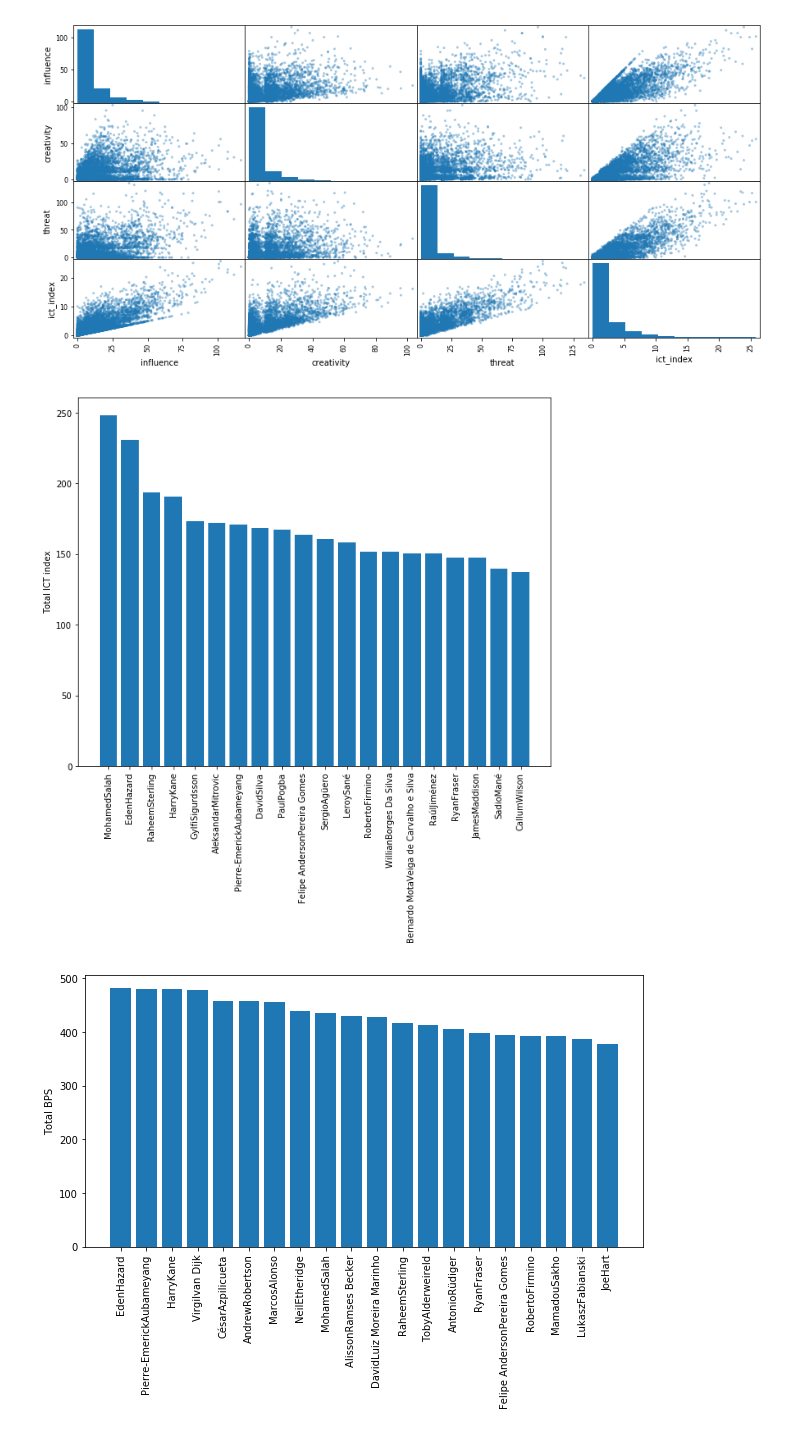
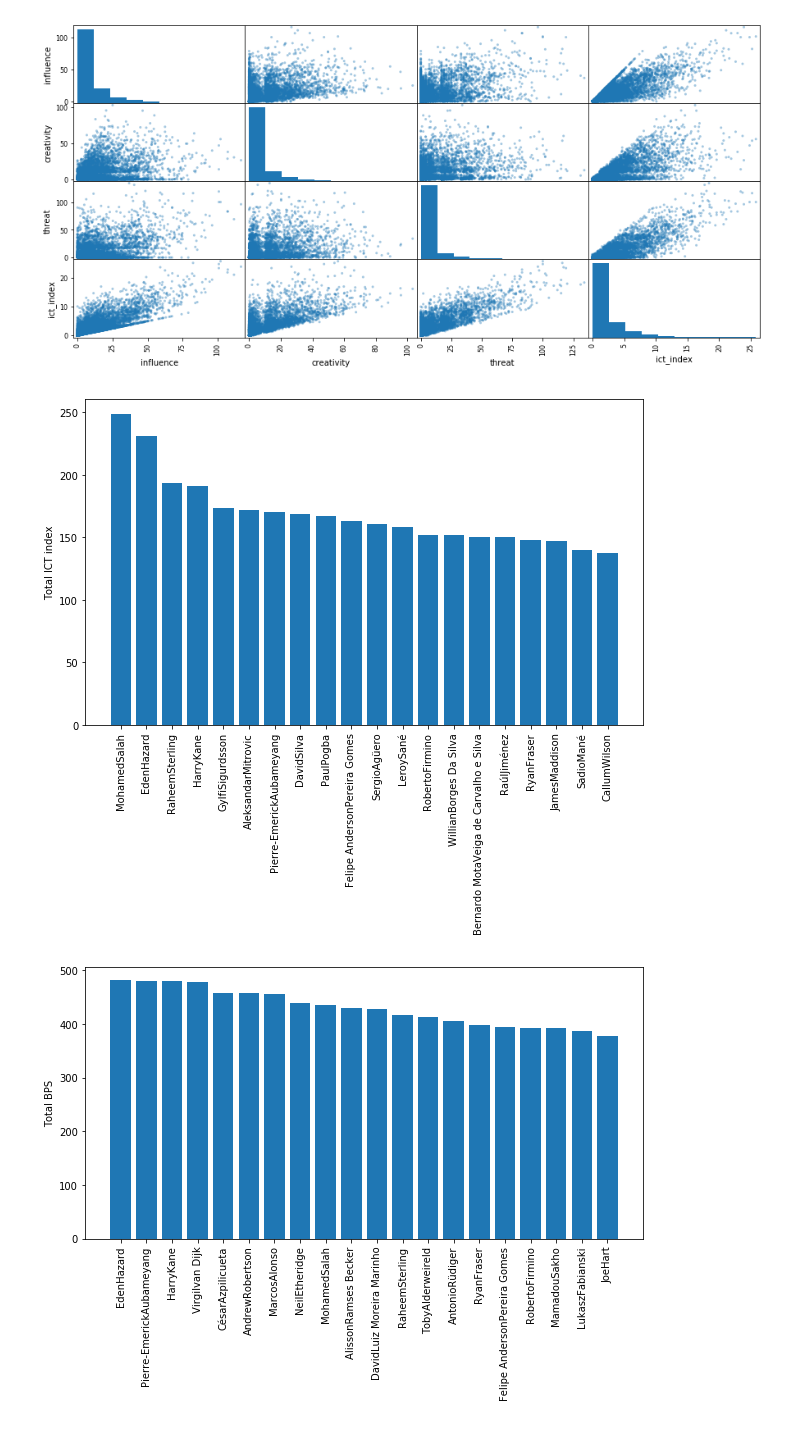
Before and after one commit to joei1994/FPL-analysis, a Jupyter notebook: players_analysis.ipynb, the cells around one changed output. Saved outputs shown, nothing was run; the diff lists cells and outputs as text; code cells hidden in the pictures.

```diff
--- a/players_analysis.ipynb
+++ b/players_analysis.ipynb
@@ -974,19 +975,19 @@ plt.show()
 # %%
 df = players.groupby('player_id', as_index=False).agg({
     'ict_index': np.sum,
     'bps': np.sum,
     'bonus' : np.sum
 })
 df = df.merge(cleaned_players.loc[:, ['player_id', 'fullname']], on='player_id')
 top_by_ict = df.sort_values('ict_index', ascending=False)[:20]
 
-plt.figure(figsize=(10, 8))
+plt.figure(figsize=(10, 6))
 plt.bar(top_by_ict['fullname'], top_by_ict['ict_index'])
 plt.xticks(rotation=90)
 plt.ylabel('Total ICT index')
 plt.show()
 # %% [output]
-[figure, old version]
+[figure, new version]
 # %%
 top_by_bps = df.sort_values('bps', ascending=False)[:20]
 bps = top_by_bps['bps']
```
Also changed, not shown: parts of 3 cells of this notebook, 1 other file.
